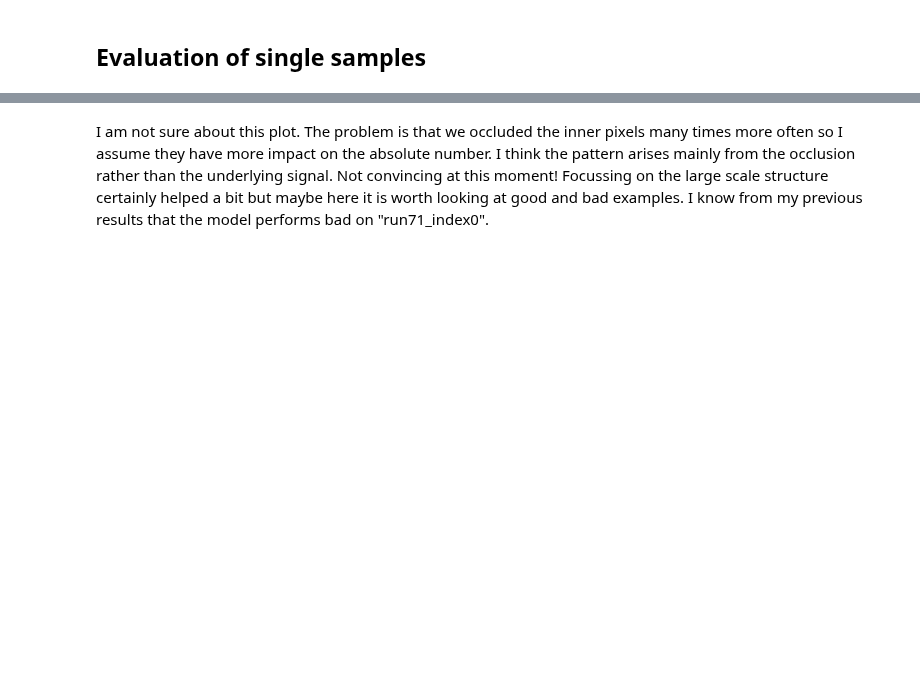
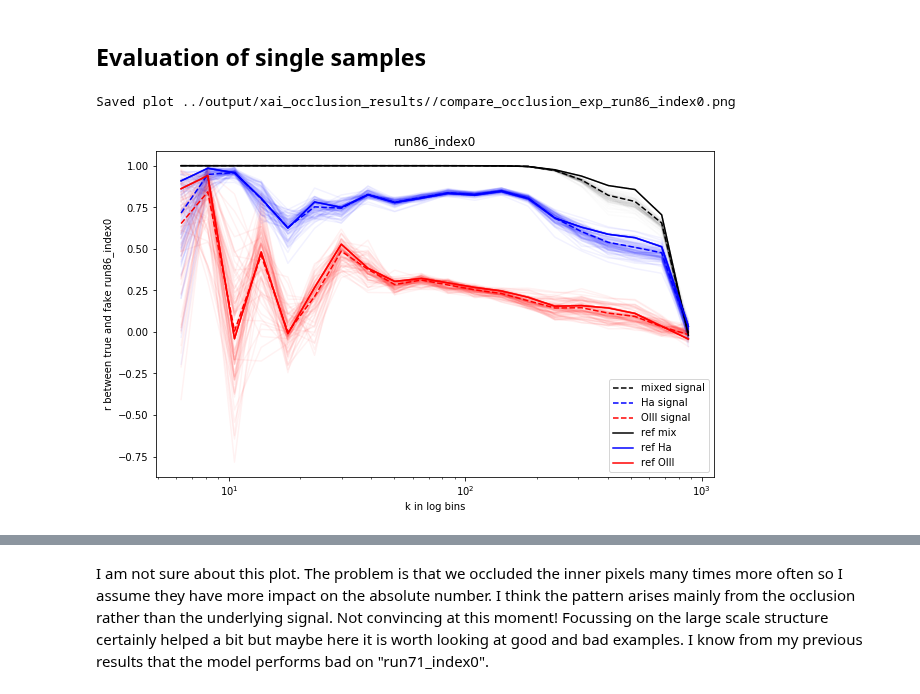
Before and after one commit to knmoriwaki/IM2IM, a Jupyter notebook: explain/my_xai_occlusion_eval_development.ipynb, the cells around one changed output, grey strips where cells are left out. Saved outputs shown, nothing was run; the diff lists cells and outputs as text; code cells hidden in the pictures; blank space fills up the shorter version.

```diff
--- a/explain/my_xai_occlusion_eval_development.ipynb
+++ b/explain/my_xai_occlusion_eval_development.ipynb
@@ -27,7 +27,10 @@ suffix=f"run71_index0" #what is wrong with run60_index0? 71
 # %% [markdown]
 ## Evaluation of single samples
 # %%
-plot_r_occ_sample(base_output_dir, names[0], names[1], results_dir, 1024, suffix)
+plot_r_occ_sample(base_output_dir, names[0], names[1], results_dir, total_n_occ, suffix)
+# %% [output]
+Saved plot ../output/xai_occlusion_results//compare_occlusion_exp_run86_index0.png
+[figure, added]
 # %%
 for i in range(1):
     df = XAIDataLoader(base_output_dir, names[1], suffix, n_occ=i)
```
Also changed, not shown: parts of 6 cells of this notebook, 1 other file.
